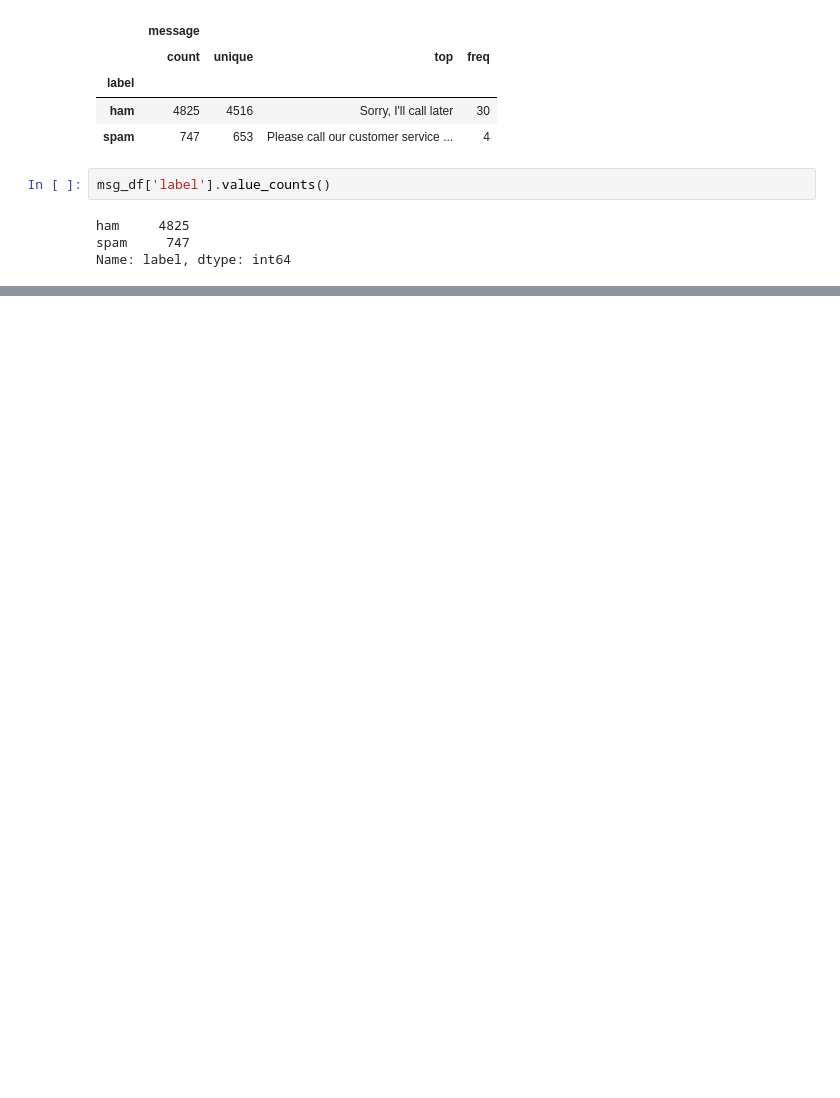
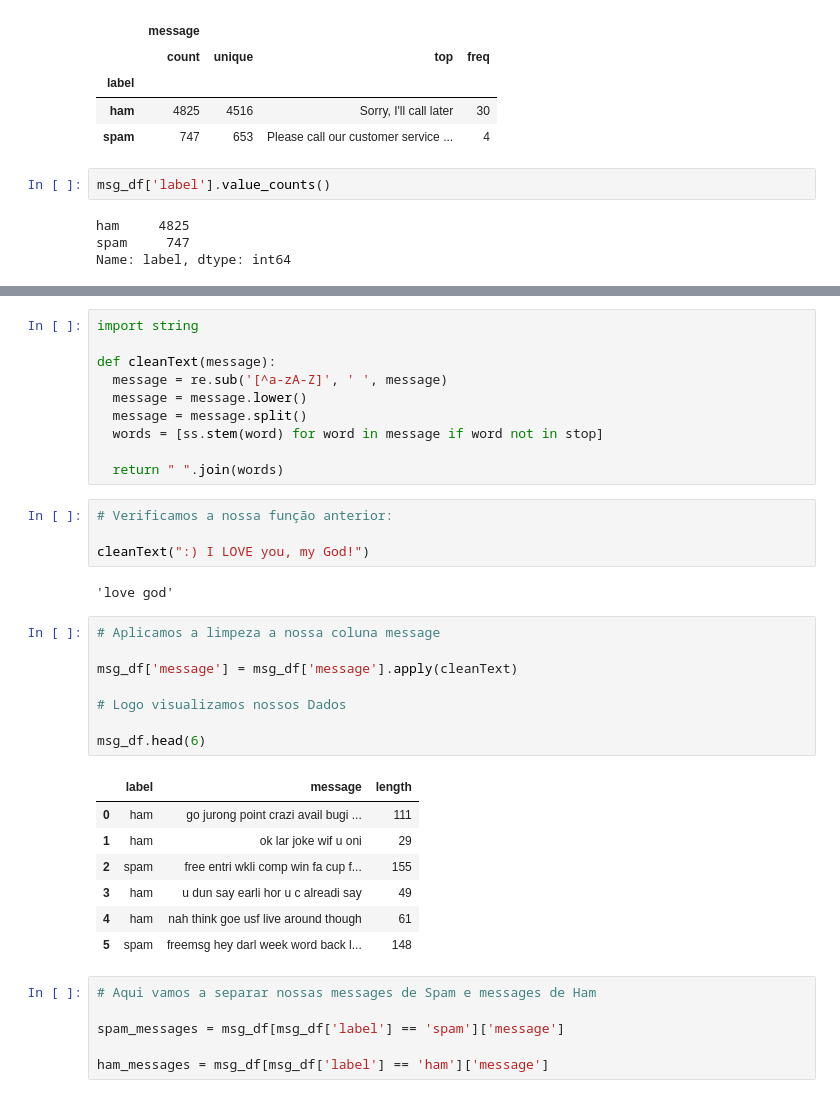
Before and after one commit to EddyGiusepe/Spam_classifier_using_Python, a Jupyter notebook: spam_classification_ML_End_to_End_Deployment.ipynb, the cells around one changed output, grey strips where cells are left out. Saved outputs shown, nothing was run; the diff lists cells and outputs as text; blank space fills up the shorter version.

```diff
--- a/spam_classification_ML_End_to_End_Deployment.ipynb
+++ b/spam_classification_ML_End_to_End_Deployment.ipynb
@@ -136,0 +213,38 @@ Name: label, dtype: int64
+# %%
+import string
+
+def cleanText(message):
+  message = re.sub('[^a-zA-Z]', ' ', message)
+  message = message.lower()
+  message = message.split()
+  words = [ss.stem(word) for word in message if word not in stop]
+
+  return " ".join(words)
+# %%
+# Verificamos a nossa função anterior:
+
+cleanText(":) I LOVE you, my God!")
+# %% [output]
+'love god'
+# %%
+# Aplicamos a limpeza a nossa coluna message
+
+msg_df['message'] = msg_df['message'].apply(cleanText)
+
+# Logo visualizamos nossos Dados
+
+msg_df.head(6)
+# %% [output]
+|  | label | message | length |
+| 0 | ham | go jurong point crazi avail bugi ... | 111 |
+| 1 | ham | ok lar joke wif u oni | 29 |
+| 2 | spam | free entri wkli comp win fa cup f... | 155 |
+| 3 | ham | u dun say earli hor u c alreadi say | 49 |
+| 4 | ham | nah think goe usf live around though | 61 |
+| 5 | spam | freemsg hey darl week word back l... | 148 |
+# %%
+# Aqui vamos a separar nossas messages de Spam e messages de Ham
+
+spam_messages = msg_df[msg_df['label'] == 'spam']['message']
+
+ham_messages = msg_df[msg_df['label'] == 'ham']['message']
```
Also changed, not shown: parts of 17 cells of this notebook.
